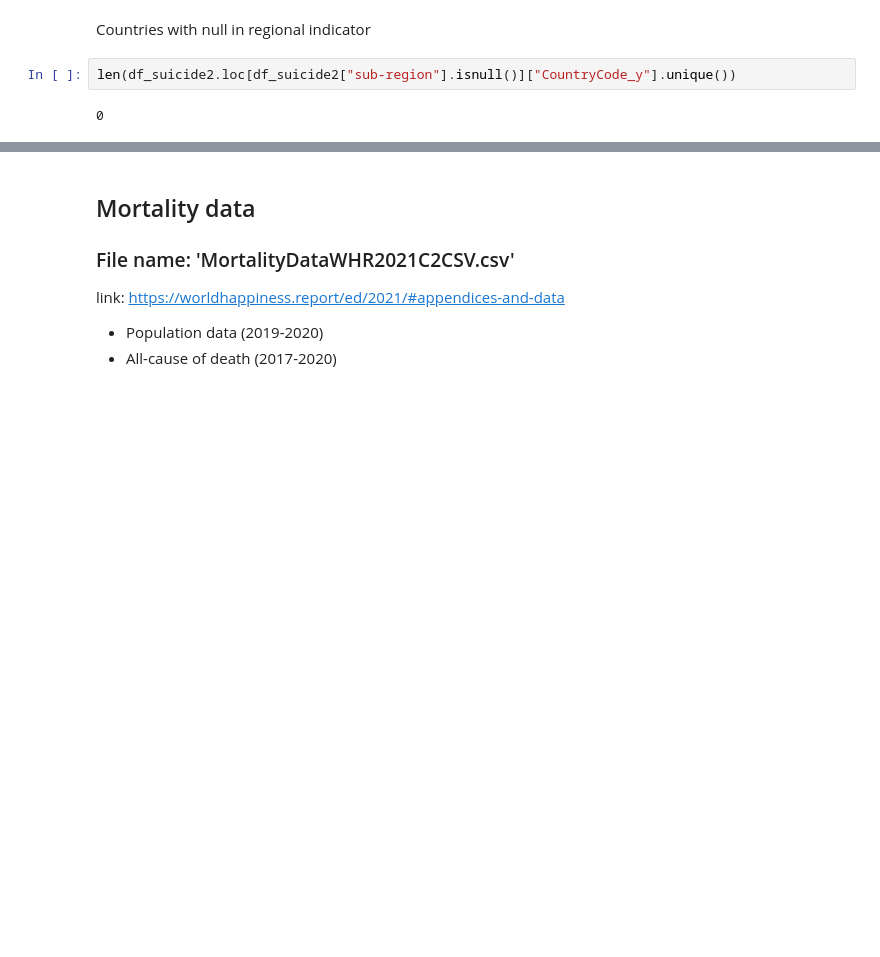
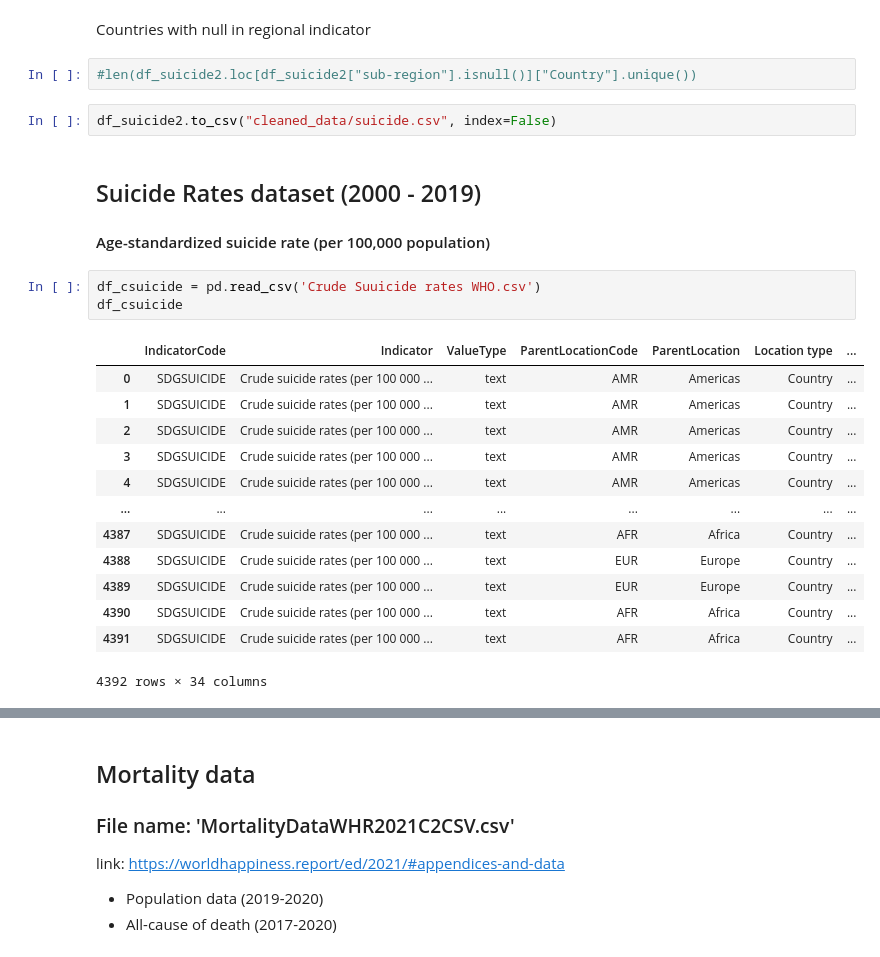
Before and after one commit to TaoliZhen/World-Happiness-and-Suicide-Visulization, a Jupyter notebook: data_cleansing_suicide_mortality.ipynb, the cells around one changed output, grey strips where cells are left out. Cells and saved outputs as stored; diff of their text form; blank space fills up the shorter version.

```diff
--- a/data_cleansing_suicide_mortality.ipynb
+++ b/data_cleansing_suicide_mortality.ipynb
@@ -92,6 +92,26 @@ Join with "all_country_regions.csv" to get regions data
 # %% [markdown]
 Countries with null in regional indicator
 # %%
-len(df_suicide2.loc[df_suicide2["sub-region"].isnull()]["CountryCode_y"].unique())
+#len(df_suicide2.loc[df_suicide2["sub-region"].isnull()]["Country"].unique())
-# %% [output]
-0
+# %%
+df_suicide2.to_csv("cleaned_data/suicide.csv", index=False)
+# %% [markdown]
+## Suicide Rates dataset (2000 - 2019)
+#### Age-standardized suicide rate (per 100,000 population)
+# %%
+df_csuicide = pd.read_csv('Crude Suuicide rates WHO.csv')
+df_csuicide
+# %% [output]
+|  | IndicatorCode | Indicator | ValueType | ParentLocationCode | ParentLocation | Location type | ... |
+| 0 | SDGSUICIDE | Crude suicide rates (per 100 000 ... | text | AMR | Americas | Country | ... |
+| 1 | SDGSUICIDE | Crude suicide rates (per 100 000 ... | text | AMR | Americas | Country | ... |
+| 2 | SDGSUICIDE | Crude suicide rates (per 100 000 ... | text | AMR | Americas | Country | ... |
+| 3 | SDGSUICIDE | Crude suicide rates (per 100 000 ... | text | AMR | Americas | Country | ... |
+| 4 | SDGSUICIDE | Crude suicide rates (per 100 000 ... | text | AMR | Americas | Country | ... |
+| ... | ... | ... | ... | ... | ... | ... | ... |
+| 4387 | SDGSUICIDE | Crude suicide rates (per 100 000 ... | text | AFR | Africa | Country | ... |
+| 4388 | SDGSUICIDE | Crude suicide rates (per 100 000 ... | text | EUR | Europe | Country | ... |
+| 4389 | SDGSUICIDE | Crude suicide rates (per 100 000 ... | text | EUR | Europe | Country | ... |
+| 4390 | SDGSUICIDE | Crude suicide rates (per 100 000 ... | text | AFR | Africa | Country | ... |
+| 4391 | SDGSUICIDE | Crude suicide rates (per 100 000 ... | text | AFR | Africa | Country | ... |
+4392 rows × 34 columns
```
Also changed, not shown: parts of 11 cells of this notebook, 7 other files.
